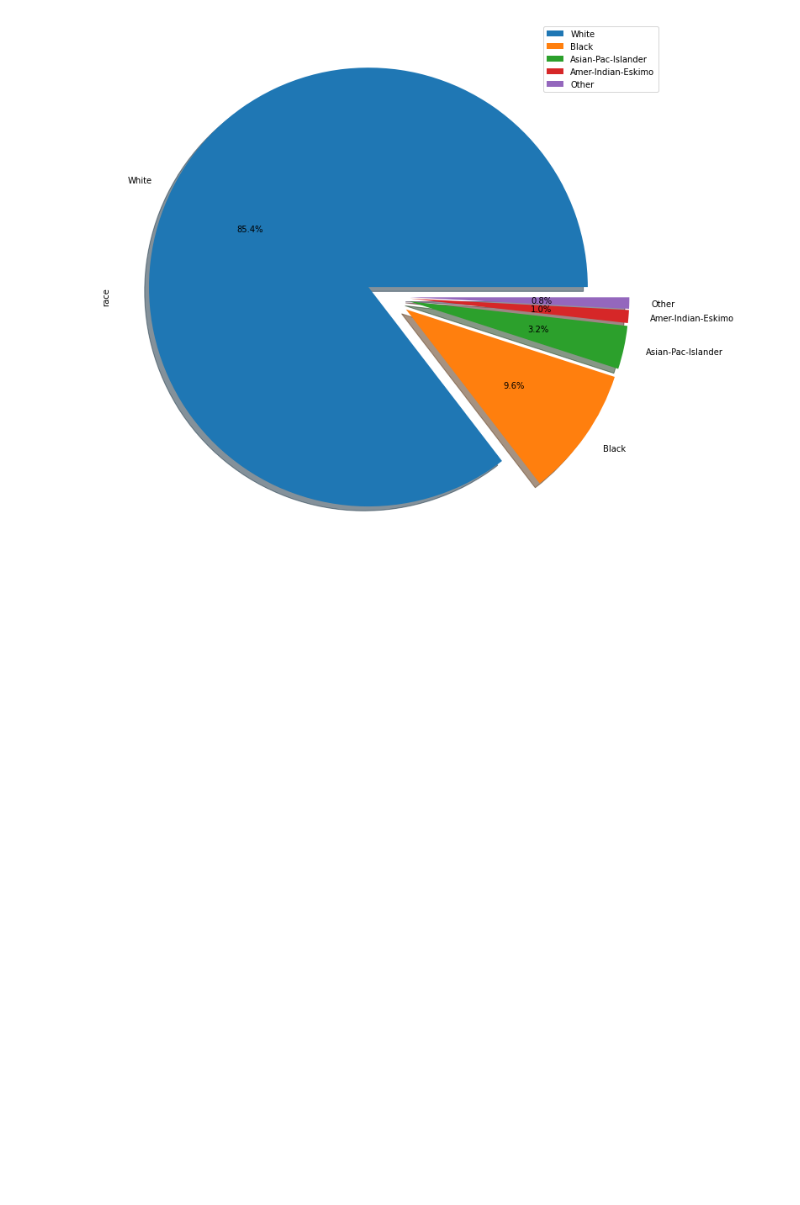
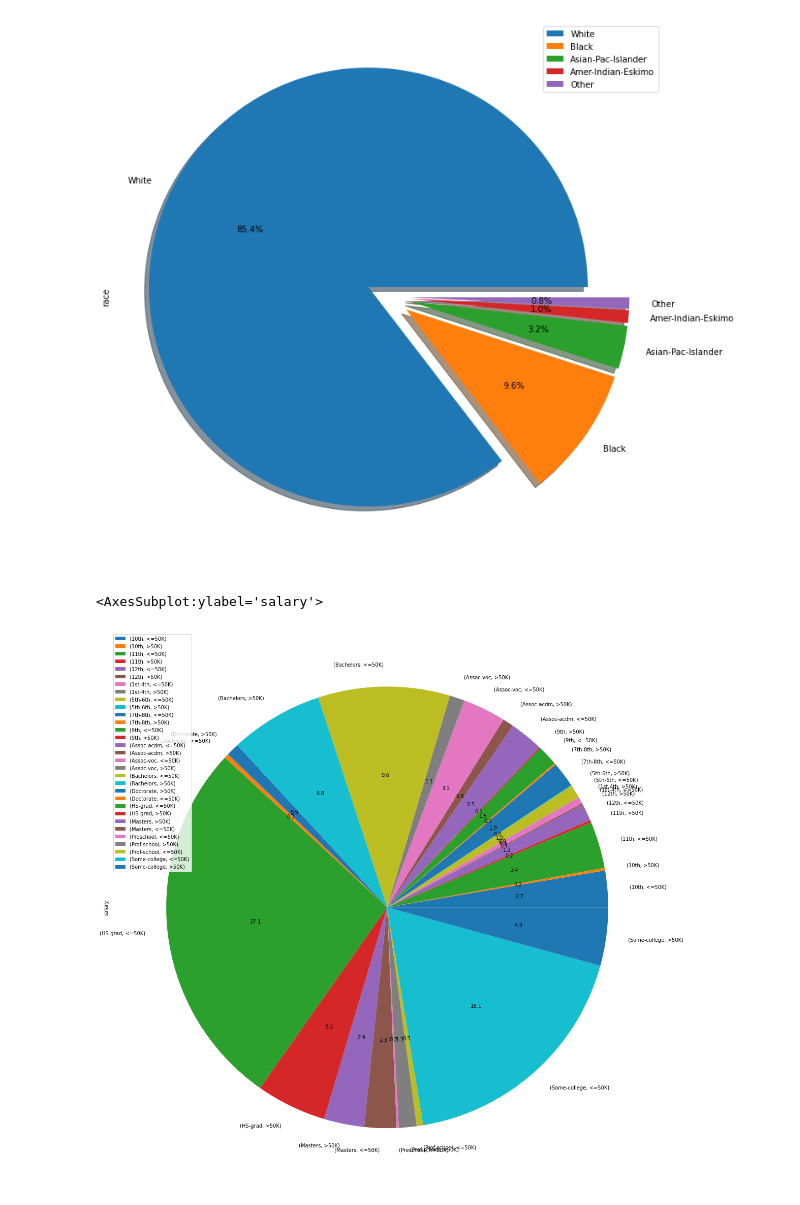
Before and after one commit to DataBadger/PracticeModels, a Jupyter notebook: DataAnalysis/Plots.ipynb, the cells around one changed output. Cells and saved outputs as stored; diff of their text form; code cells hidden in the pictures; blank space fills up the shorter version.

```diff
--- a/DataAnalysis/Plots.ipynb
+++ b/DataAnalysis/Plots.ipynb
@@ -135,3 +135,10 @@ df_plot1.plot(subplots=True,kind='pie',figsize=(12,12),explode=(0.1,0.1,0.1,0.1,
 # %% [output]
 array([<AxesSubplot:ylabel='race'>], dtype=object)
 [figure]
+# %%
+df_plot2 = df1.groupby(['education'])['salary'].value_counts()
+# %%
+df_plot2.plot(kind='pie',figsize=(20,20),legend=True,autopct='%.1f')
+# %% [output]
+<AxesSubplot:ylabel='salary'>
+[figure, added]
```
Also changed, not shown: parts of 1 cell of this notebook.
